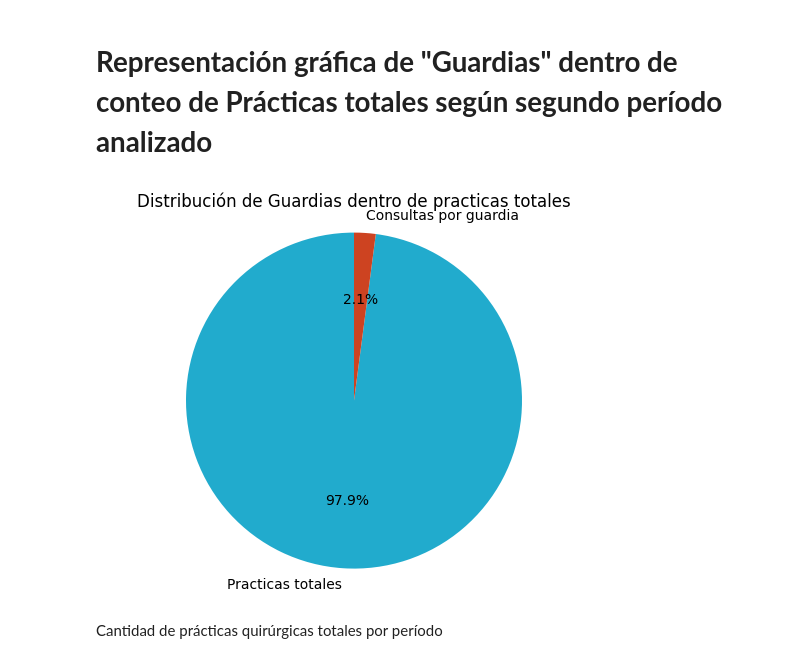
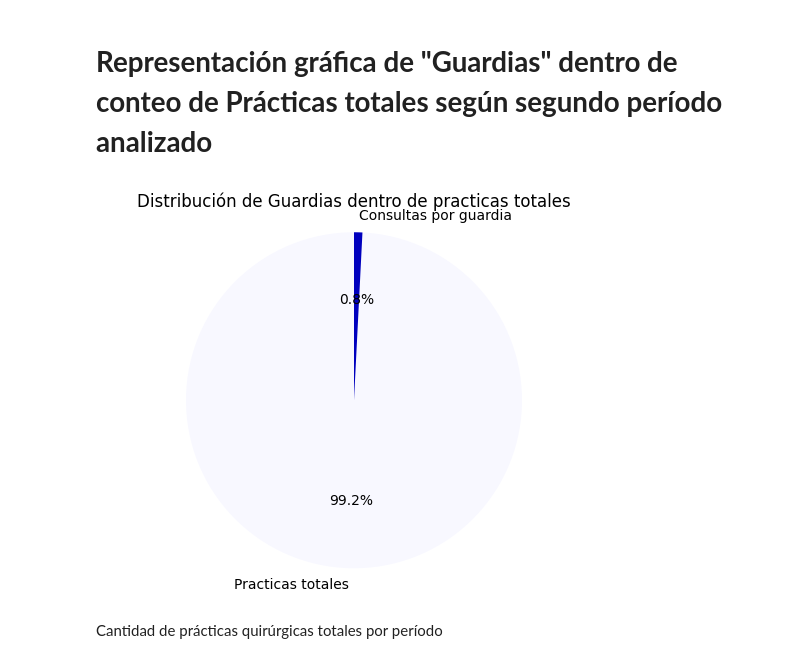
Before and after one commit to Smagali/Tps, a Jupyter notebook: PAMI_PP.ipynb, the cells around one changed output. Saved outputs shown, nothing was run; the diff lists cells and outputs as text; code cells hidden in the pictures.

```diff
--- a/PAMI_PP.ipynb
+++ b/PAMI_PP.ipynb
@@ -277,28 +261,26 @@ plt.show()
 # %% [markdown]
 # **Representación gráfica de "Guardias" dentro de conteo de Prácticas totales según segundo período analizado**
 # %%
-conteo_por_practica2 = len(data2['PRACTICA'])
+conteo_por_practica2 = len(data_2024['PRACTICA'])
 
-Guardias_filtro2 = (data['PRACTICA'].str.contains('429003'))
-Guardias_filtro2 = data[Guardias_filtro2]
+Guardias_filtro2 = (data_2024['PRACTICA'].astype(str).str.contains('429003'))
+Guardias_filtro2 = data_2024[Guardias_filtro2]
 Conteo_guardias2 = len(Guardias_filtro2)
 
 etiquetas = ['Practicas totales', 'Consultas por guardia']
-conteos = [conteo_por_practica2, Conteo_guardias2]  # Conteos de guardias
+conteos = [conteo_por_practica2, Conteo_guardias2]
 
-# Crear el gráfico de pastel
-plt.pie(conteos, labels=etiquetas, autopct='%1.1f%%', startangle=90, colors=['#21abcd', '#cd4321'])
 
-# Ajustar el aspecto para que sea un círculo perfecto
+plt.pie(conteos, labels=etiquetas, autopct='%1.1f%%', startangle=90, colors=['#f8f8ff', '#0000be'])
+
 plt.axis('equal')
 
-# Agregar título
 plt.title('Distribución de Guardias dentro de practicas totales')
 
-# Mostrar el gráfico
+
 plt.show()
 # %% [output]
-[figure, old version]
+[figure, new version]
 # %% [markdown]
 Cantidad de prácticas quirúrgicas totales por período
 # %%
```
Also changed, not shown: parts of 18 cells of this notebook.
